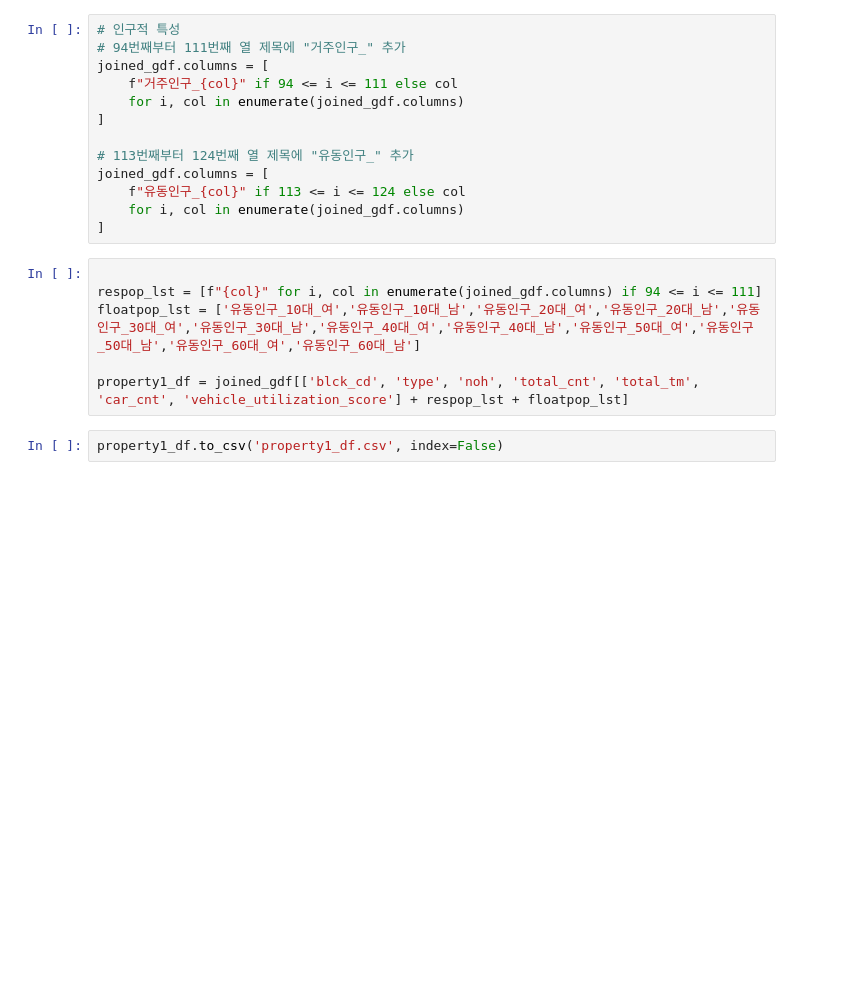
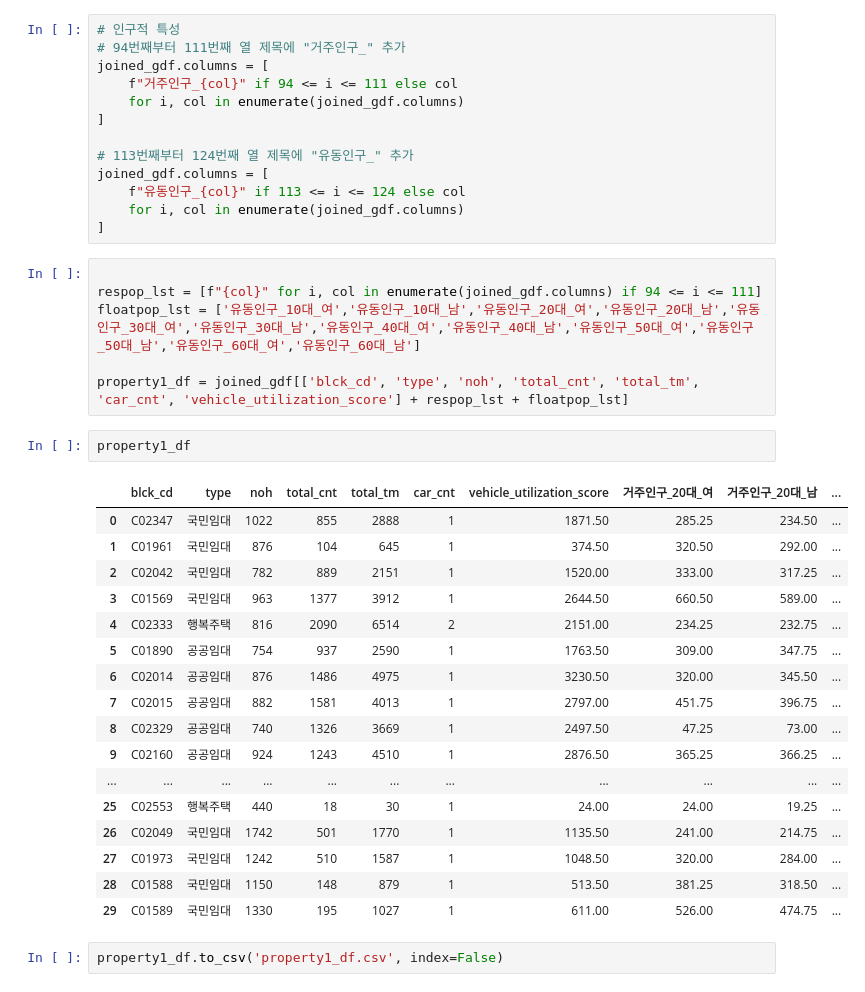
Before and after one commit to DDalaDDula/Estimating_the_Appropriate_Number_of_Publichousing_Sharedvehicle, a Jupyter notebook: (1)화성시_인구적특성.ipynb, the cells around one changed output. Cells and saved outputs as stored; diff of their text form; blank space fills up the shorter version.

```diff
--- a/(1)화성시_인구적특성.ipynb
+++ b/(1)화성시_인구적특성.ipynb
@@ -744,5 +744,25 @@ respop_lst = [f"{col}" for i, col in enumerate(joined_gdf.columns) if 94 <= i <=
 floatpop_lst = ['유동인구_10대_여','유동인구_10대_남','유동인구_20대_여','유동인구_20대_남','유동인구_30대_여','유동인구_30대_남','유동인구_40대_여','유동인구_40대_남','유동인구_50대_여','유동인구_50대_남','유동인구_60대_여','유동인구_60대_남']
 
 property1_df = joined_gdf[['blck_cd', 'type', 'noh', 'total_cnt', 'total_tm', 'car_cnt', 'vehicle_utilization_score'] + respop_lst + floatpop_lst]
+# %%
+property1_df
+# %% [output]
+|  | blck_cd | type | noh | total_cnt | total_tm | car_cnt | vehicle_utilization_score | 거주인구_20대_여 | 거주인구_20대_남 | ... |
+| 0 | C02347 | 국민임대 | 1022 | 855 | 2888 | 1 | 1871.50 | 285.25 | 234.50 | ... |
+| 1 | C01961 | 국민임대 | 876 | 104 | 645 | 1 | 374.50 | 320.50 | 292.00 | ... |
+| 2 | C02042 | 국민임대 | 782 | 889 | 2151 | 1 | 1520.00 | 333.00 | 317.25 | ... |
+| 3 | C01569 | 국민임대 | 963 | 1377 | 3912 | 1 | 2644.50 | 660.50 | 589.00 | ... |
+| 4 | C02333 | 행복주택 | 816 | 2090 | 6514 | 2 | 2151.00 | 234.25 | 232.75 | ... |
+| 5 | C01890 | 공공임대 | 754 | 937 | 2590 | 1 | 1763.50 | 309.00 | 347.75 | ... |
+| 6 | C02014 | 공공임대 | 876 | 1486 | 4975 | 1 | 3230.50 | 320.00 | 345.50 | ... |
+| 7 | C02015 | 공공임대 | 882 | 1581 | 4013 | 1 | 2797.00 | 451.75 | 396.75 | ... |
+| 8 | C02329 | 공공임대 | 740 | 1326 | 3669 | 1 | 2497.50 | 47.25 | 73.00 | ... |
+| 9 | C02160 | 공공임대 | 924 | 1243 | 4510 | 1 | 2876.50 | 365.25 | 366.25 | ... |
+| ... | ... | ... | ... | ... | ... | ... | ... | ... | ... | ... |
+| 25 | C02553 | 행복주택 | 440 | 18 | 30 | 1 | 24.00 | 24.00 | 19.25 | ... |
+| 26 | C02049 | 국민임대 | 1742 | 501 | 1770 | 1 | 1135.50 | 241.00 | 214.75 | ... |
+| 27 | C01973 | 국민임대 | 1242 | 510 | 1587 | 1 | 1048.50 | 320.00 | 284.00 | ... |
+| 28 | C01588 | 국민임대 | 1150 | 148 | 879 | 1 | 513.50 | 381.25 | 318.50 | ... |
+| 29 | C01589 | 국민임대 | 1330 | 195 | 1027 | 1 | 611.00 | 526.00 | 474.75 | ... |
 # %%
 property1_df.to_csv('property1_df.csv', index=False)
```
Also changed, not shown: 8 other files.
